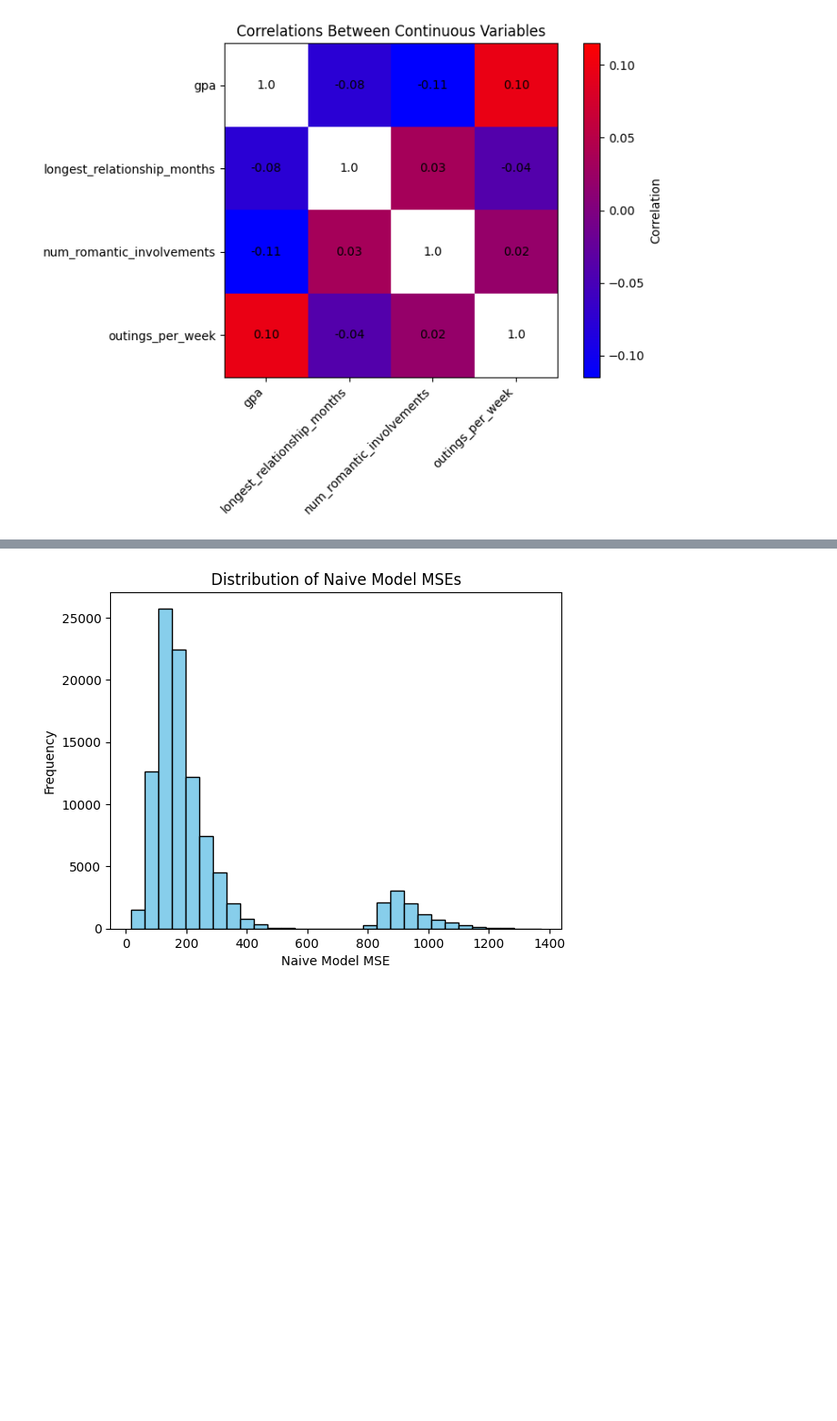
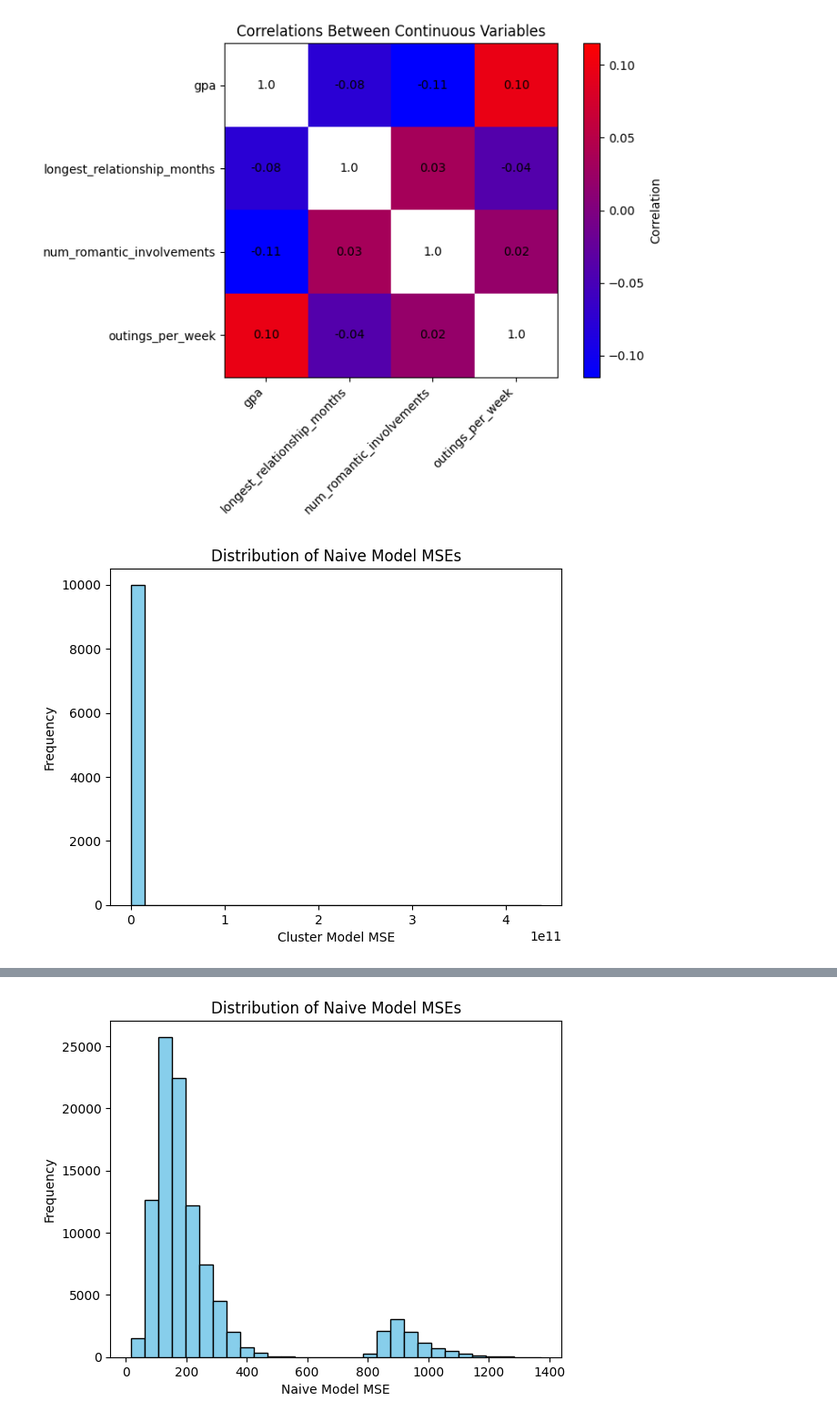
Before and after one commit to snigdhapodugu/dsc190-project, a Jupyter notebook: rq2/linreg_analysis.ipynb, the cells around one changed output, grey strips where cells are left out. Shown: that part at 91% size. Drawn from its saved outputs; the diff is of its cells as text; code cells hidden in the pictures; blank space fills up the shorter version.

```diff
--- a/rq2/linreg_analysis.ipynb
+++ b/rq2/linreg_analysis.ipynb
@@ -89,6 +89,46 @@ support_mask = np.array([False] * X.shape[1])
 support_mask[(supports).argsort()[:10]] = np.array([True] * 10)
 restricted_X = X[X.columns[support_mask]]
 restricted_X
+# %%
+cluster_MSE = []
+
+for x in range(10000):
+    restricted_X_train, restricted_X_test, y_train, y_test = train_test_split(
+        X.fillna(0), y, test_size=0.1
+    )
+
+    kmeans = KMeans(n_clusters=10)
+    kmeans.fit(restricted_X_train)
+    train_clusters = kmeans.fit_predict(restricted_X_train)
+    test_clusters = kmeans.predict(restricted_X_test)
+
+    cluster_models = {}
+    cluster_predictions = np.zeros(len(y_test))
+
+    for cluster_id in range(3):
+        cluster_mask_train = train_clusters == cluster_id
+        cluster_mask_test = test_clusters == cluster_id
+
+        if np.sum(cluster_mask_train) > 1 and np.sum(cluster_mask_test) > 0:
+            cluster_model = LinearRegression()
+            cluster_model.fit(X_train[cluster_mask_train], y_train[cluster_mask_train])
+            cluster_models[cluster_id] = cluster_model
+            cluster_predictions[cluster_mask_test] = cluster_model.predict(X_test[cluster_mask_test])
+        else:
+            cluster_models[cluster_id] = None
+            cluster_predictions[cluster_mask_test] = np.mean(y_train[cluster_mask_train])
+
+    cluster_MSE += [mean_squared_error(y_test, cluster_predictions)]
+
+cluster_MSE = np.array(cluster_MSE)
+
+plt.hist(cluster_MSE, bins=30, color='skyblue', edgecolor='black')
+plt.xlabel('Cluster Model MSE')
+plt.ylabel('Frequency')
+plt.title('Distribution of Naive Model MSEs')
+plt.show()
+# %% [output]
+[figure, added]
 # %%
 naive_MSE = []
 coef_dist = []
```
Also changed, not shown: parts of 9 cells of this notebook.
